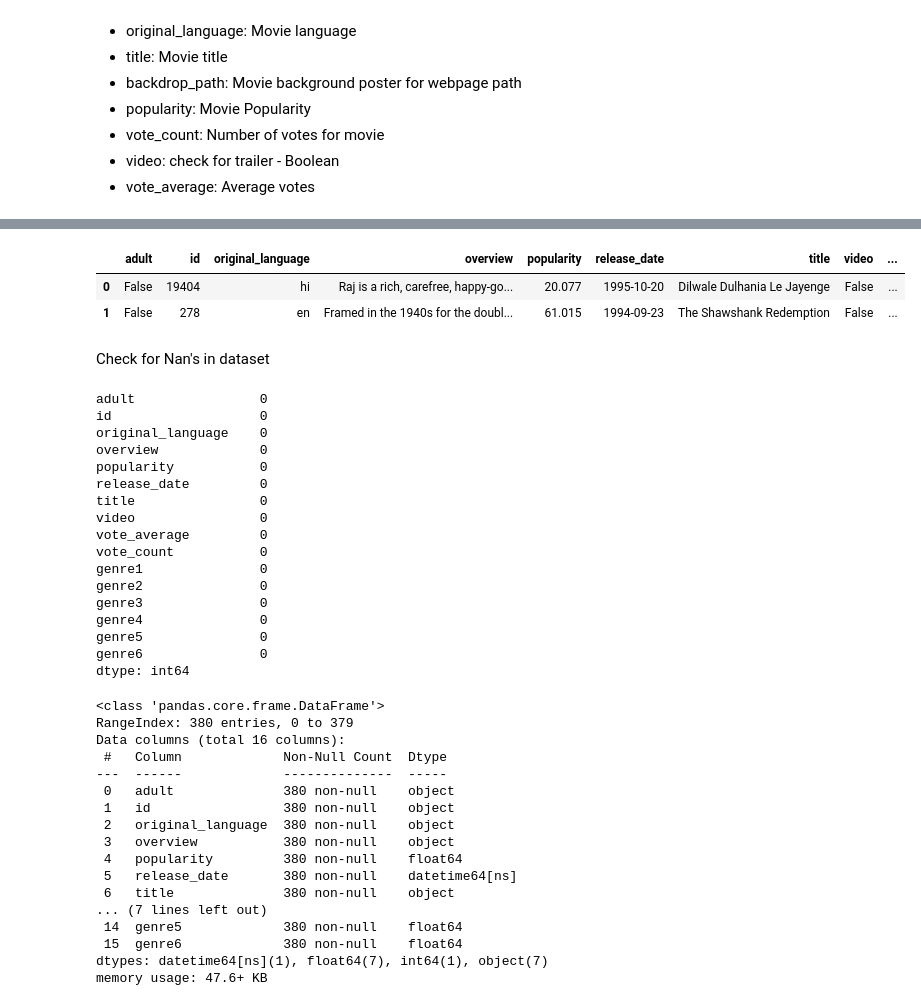
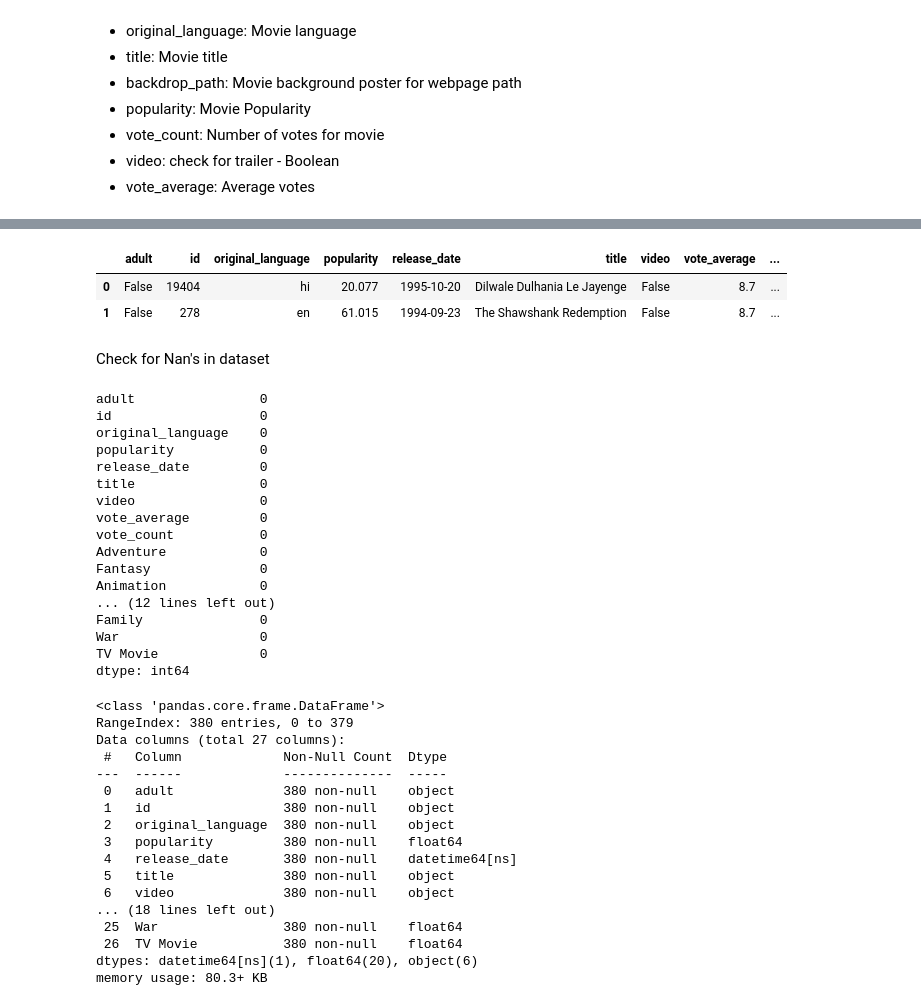
Before and after one commit to divyakumar95/ProgrammingDA_CA, a Jupyter notebook: Prog_Da_CA02.ipynb, the cells around one changed output, grey strips where cells are left out. Drawn from its saved outputs; the diff is of its cells as text; code cells hidden in the pictures.

```diff
--- a/Prog_Da_CA02.ipynb
+++ b/Prog_Da_CA02.ipynb
@@ -121,0 +242,2 @@ genre_df.head()
+# %%
+newgeners = newgeners.rename(columns=genre_columns)
@@ -122,2 +253,3 @@ genre_df.head()
 # %%
-data = pd.concat([data,genre_df],axis=1)
+newdata = pd.concat([data,newgeners],axis=1)
+newdata.head()
@@ -124,3 +263,2 @@ data = pd.concat([data,genre_df],axis=1)
 # %%
-data = data.drop(['backdrop_path','genre_ids','poster_path','original_title'],axis=1)
-data.head()
+newdata = newdata.drop(['backdrop_path','genre_ids','poster_path','overview','original_title'],axis=1)
@@ -134,50 +274,50 @@ data.head()
 # %%
-data['release_date'] = pd.to_datetime(data["release_date"])
+newdata['release_date'] = pd.to_datetime(newdata["release_date"])
 # %%
-data.head(2)
+newdata.head(2)
 # %% [output]
-|  | adult | id | original_language | overview | popularity | release_date | title | video | ... |
-| 0 | False | 19404 | hi | Raj is a rich, carefree, happy-go... | 20.077 | 1995-10-20 | Dilwale Dulhania Le Jayenge | False | ... |
-| 1 | False | 278 | en | Framed in the 1940s for the doubl... | 61.015 | 1994-09-23 | The Shawshank Redemption | False | ... |
+|  | adult | id | original_language | popularity | release_date | title | video | vote_average | ... |
+| 0 | False | 19404 | hi | 20.077 | 1995-10-20 | Dilwale Dulhania Le Jayenge | False | 8.7 | ... |
+| 1 | False | 278 | en | 61.015 | 1994-09-23 | The Shawshank Redemption | False | 8.7 | ... |
 # %% [markdown]
 Check for Nan's in dataset
 # %%
-data.isna().sum()
+newdata.isna().sum()
 # %% [output]
 adult                0
 id                   0
 original_language    0
-overview             0
 popularity           0
 release_date         0
 title                0
 video                0
 vote_average         0
 vote_count           0
-genre1               0
-genre2               0
-genre3               0
-genre4               0
-genre5               0
-genre6               0
+Adventure            0
+Fantasy              0
+Animation            0
+... (12 lines left out)
+Family               0
+War                  0
+TV Movie             0
 dtype: int64
 # %%
-data.info()
+newdata.info()
 # %% [output]
 <class 'pandas.core.frame.DataFrame'>
 RangeIndex: 380 entries, 0 to 379
-Data columns (total 16 columns):
+Data columns (total 27 columns):
  #   Column             Non-Null Count  Dtype
 ---  ------             --------------  -----
  0   adult              380 non-null    object
  1   id                 380 non-null    object
  2   original_language  380 non-null    object
- 3   overview           380 non-null    object
- 4   popularity         380 non-null    float64
- 5   release_date       380 non-null    datetime64[ns]
- 6   title              380 non-null    object
-... (7 lines left out)
- 14  genre5             380 non-null    float64
- 15  genre6             380 non-null    float64
-dtypes: datetime64[ns](1), float64(7), int64(1), object(7)
-memory usage: 47.6+ KB
+ 3   popularity         380 non-null    float64
+ 4   release_date       380 non-null    datetime64[ns]
+ 5   title              380 non-null    object
+ 6   video              380 non-null    object
+... (18 lines left out)
+ 25  War                380 non-null    float64
+ 26  TV Movie           380 non-null    float64
+dtypes: datetime64[ns](1), float64(20), object(6)
+memory usage: 80.3+ KB
```
Also changed, not shown: parts of 27 cells of this notebook.
